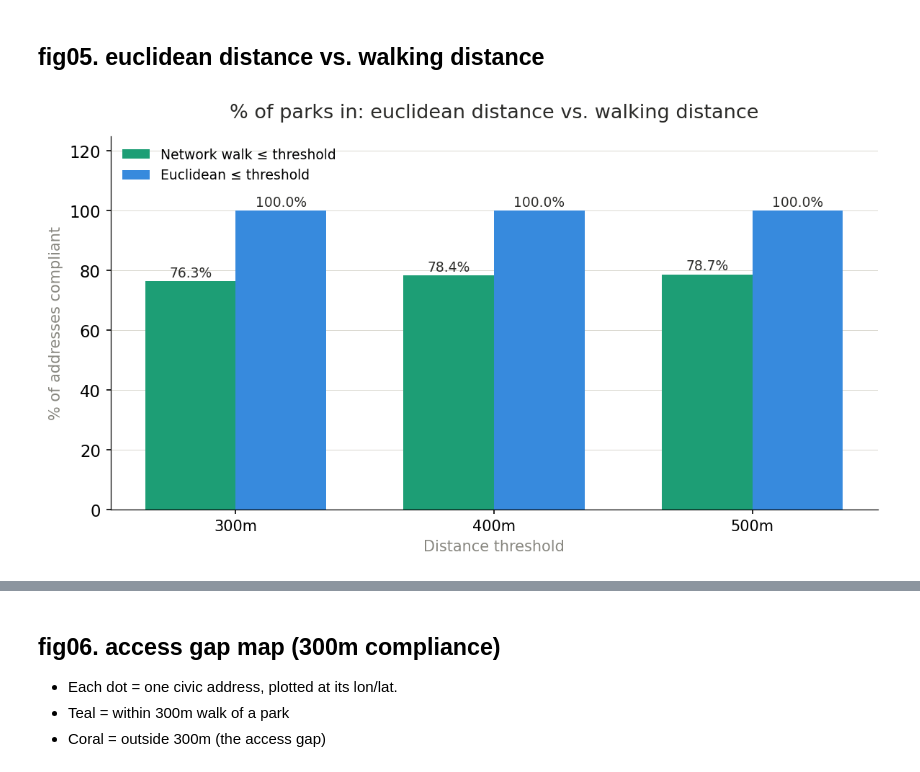
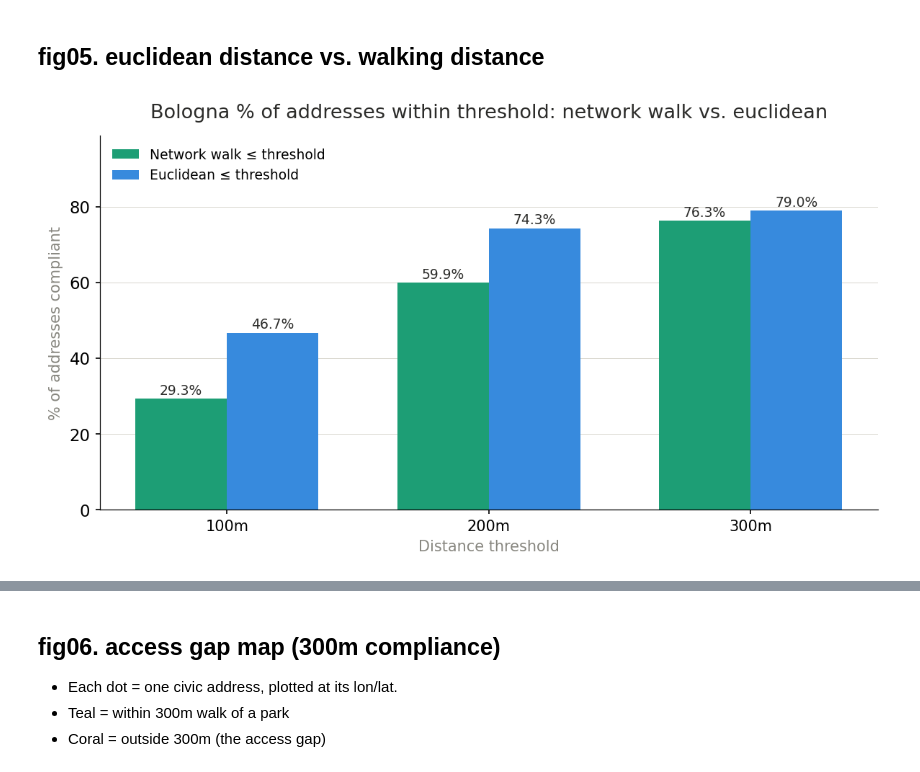
Before and after one commit to dclfbk/3-30-300-index, a Jupyter notebook: code/300_walkability_visualization_stats.ipynb, the cells around one changed output, grey strips where cells are left out. Drawn from its saved outputs; the diff is of its cells as text; code cells hidden in the pictures.

Commit message:
debug figs 8 and 5, bugs in avg  + euclidian distance swapped variables | adding config to create modular set up for different cities

```diff
--- a/code/300_walkability_visualization_stats.ipynb
+++ b/code/300_walkability_visualization_stats.ipynb
@@ -3,7 +3,5 @@
 # %%
-# ── CHANGE THIS TO SWITCH CITY ──────────────────────────────────────────────
-CITY = "milano"
-# ────────────────────────────────────────────────────────────────────────────
+CITY = "bologna"
 # %%
 import math
 import os
@@ -311,8 +261,8 @@ else:
         ax    = axes[i]
         nb_df = results[results["neighbourhood"] == nb]
 
-        inside_large = nb_df[nb_df["within_300m"] & (nb_df["park_area_ha"] >= 0.5)]
-        inside_small = nb_df[nb_df["within_300m"] & (nb_df["park_area_ha"] <  0.5)]
+        inside_large = nb_df[nb_df["within_300m"] & (nb_df["area_ha"] >= 0.5)]
+        inside_small = nb_df[nb_df["within_300m"] & (nb_df["area_ha"] <  0.5)]
         outside_df   = nb_df[~nb_df["within_300m"]]
 
         nb_geom = quartieri[quartieri["name"].str.contains(
@@ -362,7 +312,7 @@ else:
 ##
 # %%
 # First, compute the base metrics
-within_300m = results["nearest_park_id"].notna()  # Has any park within 300m
+within_300m = results["within_300m"]
 meets_05ha = results["compliant_0.5ha"]  # Has park within 300m AND ≥ 0.5ha
 meets_10ha = results["compliant_1.0ha"]  # Has park within 300m AND ≥ 1.0ha
 
@@ -388,14 +338,14 @@ size_df = pd.DataFrame([
         "c_pct":  meets_05ha.mean() * 100,
         "l_pct":  lost_distance_05.mean() * 100,  # Within 300m, too small
         "n_pct":  (~within_300m).mean() * 100,  # No park within 300m
-        "parks":  results[results["park_area_ha"] >= 0.5]["nearest_park_id"].nunique(),
+        "parks":  results[results["area_ha"] >= 0.5]["nearest_park_id"].nunique(),
     },
     {
         "threshold": 1.0,
         "c_pct":  meets_10ha.mean() * 100,
         "l_pct":  lost_distance_10.mean() * 100,  # Within 300m, too small
         "n_pct":  (~within_300m).mean() * 100,  # No park within 300m
-        "parks":  results[results["park_area_ha"] >= 1.0]["nearest_park_id"].nunique(),
+        "parks":  results[results["area_ha"] >= 1.0]["nearest_park_id"].nunique(),
     },
 ])
 # %% [markdown]
@@ -500,34 +455,59 @@ x = np.arange(len(dist_thresholds))
+# %%
+w = 0.35
+
+dist_thresholds = [100, 200, 300]
+
+# Calculate walk_pct_real and euclid_pct_real for EACH threshold
+walk_pct_real = []
+euclid_pct_real = []
+x = []
+
+for threshold in dist_thresholds:
+    walk_pct   = (matched["walk_dist_m"]   <= threshold).sum() / total * 100
+    euclid_pct = (matched["euclid_dist_m"] <= threshold).sum()/ total  * 100
+    walk_pct_real.append(walk_pct)
+    euclid_pct_real.append(euclid_pct)
+
+
+    x.append(dist_thresholds.index(threshold))  # or just use range(len(dist_thresholds))
+
+# Convert to numpy arrays for easier plotting
+walk_pct_real = np.array(walk_pct_real)
+euclid_pct_real = np.array(euclid_pct_real)
+x = np.arange(len(dist_thresholds))
 # %%
 
 fig, ax = plt.subplots(figsize=(8, 4.5))
 
 # Grouped bars, no secondary axis
 b1 = ax.bar(x - w/2, walk_pct_real,   width=w, color=TEAL, label="Network walk ≤ threshold",  zorder=2, linewidth=0)
 b2 = ax.bar(x + w/2, euclid_pct_real, width=w, color=BLUE, label="Euclidean ≤ threshold", zorder=2, linewidth=0)
 
 # Value labels above bars
 for bars in (b1, b2):
     for bar in bars:
         ax.text(bar.get_x() + bar.get_width() / 2, bar.get_height() + 0.4,
             f"{bar.get_height():.1f}%", ha="center", va="bottom", fontsize=9, color=TEXT)
 
 
 
 ax.set_xticks(x)
 ax.set_xticklabels([f"{t}m" for t in dist_thresholds], fontsize=10)
 ax.set_ylabel("% of addresses compliant", fontsize=10, color=SGRAY)
 ax.set_xlabel("Distance threshold", fontsize=10, color=SGRAY)
-ax.set_title("% of parks in: euclidean distance vs. walking distance",
-    fontsize=13, fontweight="500", pad=12, color=TEXT)
+ax.set_title(
+    f"{CITY.title()} % of addresses within threshold: network walk vs. euclidean",
+    fontsize=13, fontweight="500", pad=12, color=TEXT
+)
 ax.set_ylim(0, max(euclid_pct_real) * 1.25)
 ax.grid(axis="y", linewidth=0.4, color=LGRAY, zorder=0)
 
 # clean single legend
 ax.legend(handles=[b1, b2], fontsize=9, frameon=False,
     loc="upper left")
 
 plt.tight_layout()
 plt.savefig("fig/fig05_euclid_vs_walk.png", bbox_inches="tight", dpi=150)
 plt.show()
 # %% [output]
-[figure, old version]
+[figure, new version]
```
Also changed, not shown: parts of 23 cells of this notebook, 21 other files.
